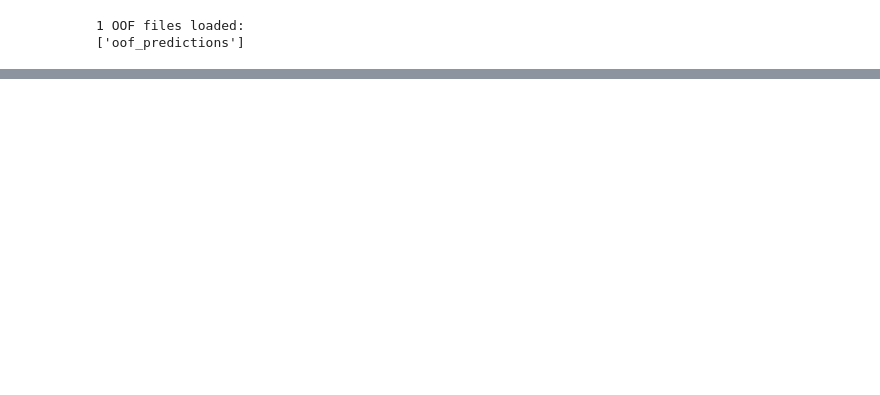
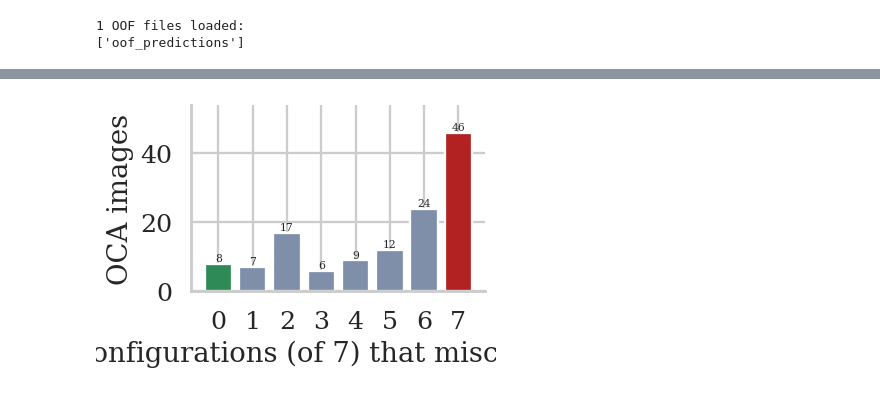
Before and after one commit to Jaffar-Kazmi/OCSS-Augmentation-Benchmark, a Jupyter notebook: results/15-visualize-results.ipynb, the cells around one changed output, grey strips where cells are left out. Saved outputs shown, nothing was run; the diff lists cells and outputs as text; code cells hidden in the pictures; blank space fills up the shorter version.

```diff
--- a/results/15-visualize-results.ipynb
+++ b/results/15-visualize-results.ipynb
@@ -137,18 +167,3 @@ print(list(oof))
 # %% [output]
 1 OOF files loaded:
 ['oof_predictions']
-# %%
-scores = {k: f1_score(v.y_true, v.y_pred, average="macro") for k, v in oof.items()}
-top = sorted(scores, key=scores.get, reverse=True)[:4]
-
-fig, axes = plt.subplots(2, 2, figsize=(14, 12))
-for ax, k in zip(axes.ravel(), top):
-    cm = confusion_matrix(oof[k].y_true, oof[k].y_pred, labels=range(4), normalize="true")
-    sns.heatmap(cm, annot=True, fmt=".2f", cmap="Blues", cbar=False,
-                xticklabels=CLASS_NAMES, yticklabels=CLASS_NAMES, ax=ax)
-    ax.set_title(f"{k}\nmacro-F1 {scores[k]:.3f}", fontsize=13)
-    ax.set_xlabel("Predicted")
-    ax.set_ylabel("True")
-plt.tight_layout()
-plt.savefig("figures/confusion_matrices_top4.png")
-plt.show()
@@ -156,0 +170,71 @@ plt.show()
+# %%
+import numpy as np
+import pandas as pd
+import matplotlib.pyplot as plt
+from pathlib import Path
+
+NB_ROOT = Path("/kaggle/input/notebooks/syedjaffarrazakazmi")
+CLASS_NAMES = ["Healthy", "Benign", "OPMD", "OCA"]
+OCA = 3
+
+# notebook number prefix -> config number
+NB_TO_CONFIG = {"03": 1, "04": 2, "05": 3, "06": 4, "07": 5, "08": 6, "09": 7}
+
+def pick(df, options):
+    for c in options:
+        if c in df.columns:
+            return c
+    return None
+
+by_num, rows = {}, []
+for f in sorted(NB_ROOT.glob("*/results/*oof*.csv")):
+    nb = f.parent.parent.name
+    cfg = NB_TO_CONFIG.get(nb[:2])
+    if cfg is None:
+        continue
+    df = pd.read_csv(f)
+    t = pick(df, ["y_true", "true", "label", "target"])
+    p = pick(df, ["y_pred", "pred", "prediction"])
+    df = df.rename(columns={t: "y_true", p: "y_pred"})
+    for c in ["y_true", "y_pred"]:
+        if df[c].dtype == object:
+            df[c] = df[c].map({n: i for i, n in enumerate(CLASS_NAMES)})
+    by_num[cfg] = df
+    rows.append({"notebook": nb, "config": cfg, "images": len(df)})
+
+print(pd.DataFrame(rows).to_string(index=False))
+assert sorted(by_num) == list(range(1, 8)), f"Missing configs: {sorted(set(range(1, 8)) - set(by_num))}"
+
+id_col = pick(by_num[1], ["image_path", "image", "filename", "file", "path", "image_id", "id"])
+print("image id column:", id_col)
+
+truth = by_num[1]["y_true"].to_numpy()
+miss = []
+for k in range(1, 8):
+    df = by_num[k]
+    if id_col:
+        df = df.set_index(id_col).reindex(by_num[1][id_col])
+    assert (df["y_true"].to_numpy() == truth).all(), f"Row order or labels differ in config {k}"
+    miss.append(df["y_pred"].to_numpy() != OCA)
+
+miss = np.array(miss)
+oca_mask = truth == OCA
+n_wrong = miss[:, oca_mask].sum(axis=0)
+counts = pd.Series(n_wrong).value_counts().reindex(range(8), fill_value=0)
+print(counts.to_dict(), "| total OCA images:", counts.sum())   # paper: 8,7,17,6,9,12,24,46 and 129
+
+colors = ["#2E8B57"] + ["#7F8FAA"] * 6 + ["#B22222"]
+plt.rcParams.update({"font.family": "serif", "font.size": 7})
+fig, ax = plt.subplots(figsize=(3.45, 2.2))
+ax.bar(counts.index, counts.values, color=colors)
+for i, v in zip(counts.index, counts.values):
+    ax.text(i, v + 0.8, str(v), ha="center", fontsize=7)
+ax.set_xticks(range(8))
+ax.set_xlabel("Number of configurations (of 7) that misclassified the image")
+ax.set_ylabel("OCA images")
+ax.set_ylim(0, 54)
+ax.spines[["top", "right"]].set_visible(False)
+
+plt.savefig("fig2_oca_misclassification.png", dpi=300, bbox_inches="tight")
+plt.show()
+# %% [output]
@@ -157,3 +251,4 @@ plt.show()
+[figure, added]
 # %%
 rows = {k: f1_score(v.y_true, v.y_pred, labels=range(4), average=None) for k, v in oof.items()}
 pc = pd.DataFrame(rows, index=CLASS_NAMES).T.sort_values("OCA", ascending=False)
```
Also changed, not shown: parts of 11 cells of this notebook.
